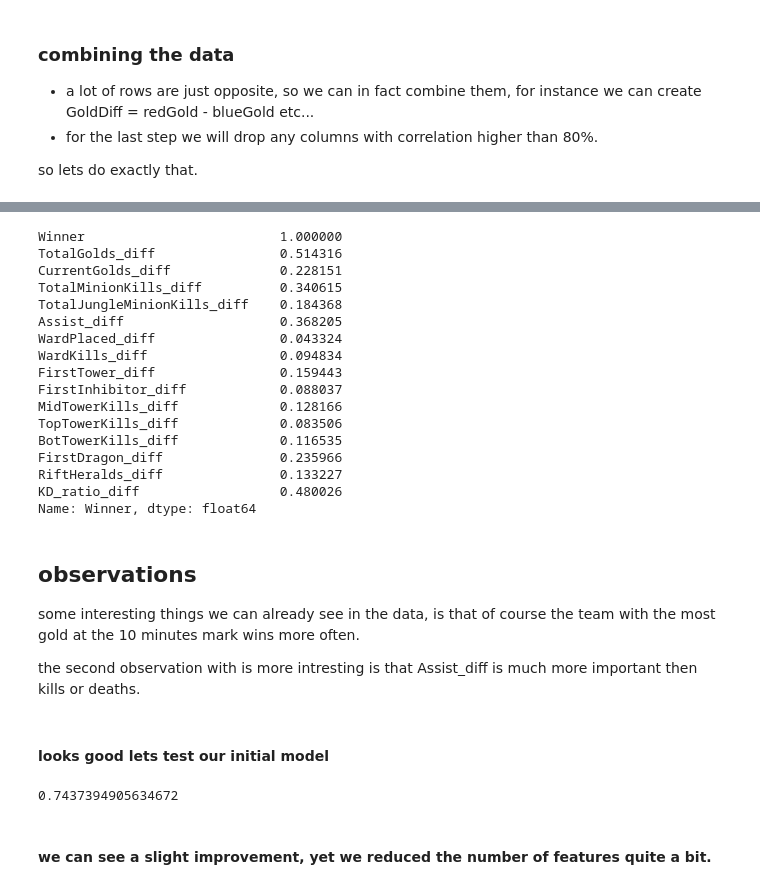
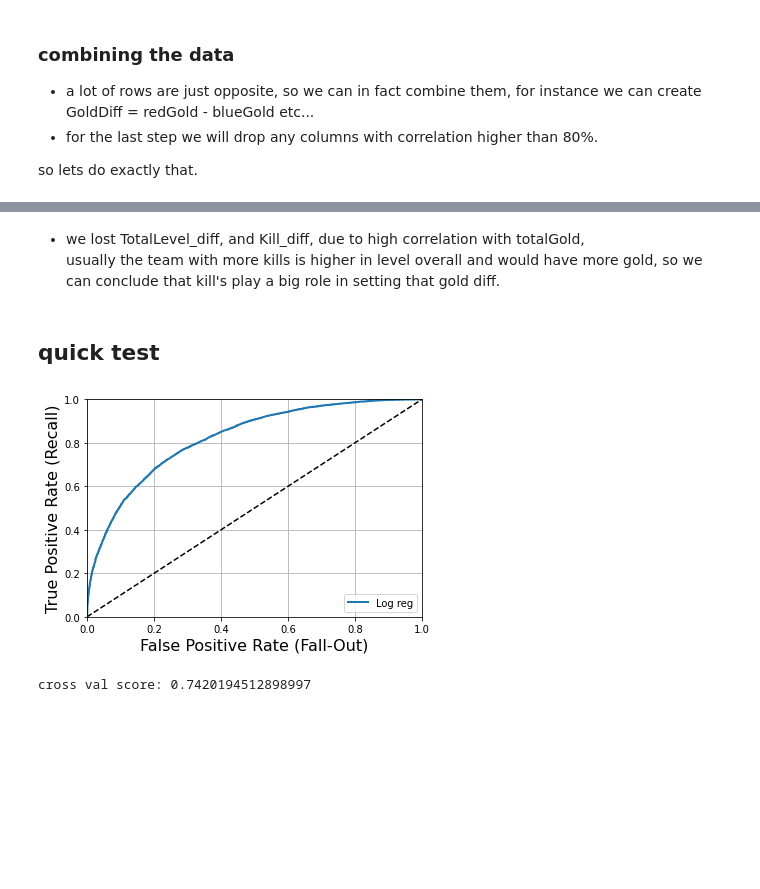
Before and after one commit to mike-tr/IntroToDS_Final, a Jupyter notebook: P3_league_win_predict.ipynb, the cells around one changed output, grey strips where cells are left out. Cells and saved outputs as stored; diff of their text form; code cells hidden in the pictures; blank space fills up the shorter version.

```diff
--- a/P3_league_win_predict.ipynb
+++ b/P3_league_win_predict.ipynb
@@ -284,47 +319,40 @@ dropped highly correlated: ['TotalLevel_diff']
-# %%
-corr_mat = league_data_modified3.corr()
-corr_mat['Winner']
-# %% [output]
-Winner                         1.000000
-TotalGolds_diff                0.514316
-CurrentGolds_diff              0.228151
-TotalMinionKills_diff          0.340615
-TotalJungleMinionKills_diff    0.184368
-Assist_diff                    0.368205
-WardPlaced_diff                0.043324
-WardKills_diff                 0.094834
-FirstTower_diff                0.159443
-FirstInhibitor_diff            0.088037
-MidTowerKills_diff             0.128166
-TopTowerKills_diff             0.083506
-BotTowerKills_diff             0.116535
-FirstDragon_diff               0.235966
-RiftHeralds_diff               0.133227
-KD_ratio_diff                  0.480026
-Name: Winner, dtype: float64
-# %% [markdown]
-## observations
-some interesting things we can already see in the data, is that of course the team with the most gold
-at the 10 minutes mark wins more often.
-
-the second observation with is more intresting is that
-Assist_diff is much more important then kills or deaths.
-# %% [markdown]
-#### looks good lets test our initial model
+# %% [markdown]
+- we lost TotalLevel_diff, and Kill_diff, due to high correlation with totalGold,
+<br> usually the team with more kills is higher in level overall and would have more gold,
+so we can conclude that kill's play a big role in setting that gold diff.
+# %% [markdown]
+## quick test
 # %%
-train_set, test_set = train_test_split(league_data_modified3, test_size = 0.2, random_state = 2)
-
-x_train, y_train = split_test_train(train_set)
-x_test, y_test = split_test_train(test_set)
+x_train, y_train = split_test_train(league_data_modified3)
 
 scaler = preprocessing.StandardScaler().fit(x_train)
 
-reg = LogisticRegression(max_iter = 1000)
+reg = LogisticRegression()
 x_train_copy = scaler.transform(x_train) # I want to avoid changing the original
 scores = cross_val_score(reg, x_train_copy, y_train, scoring = 'accuracy', cv = 10)
-
-print(scores.mean())
-# %% [output]
-0.7437394905634672
-# %% [markdown]
-#### we can see a slight improvement, yet we reduced the number of features quite a bit.
+# %%
+from sklearn.model_selection import cross_val_predict
+from sklearn.metrics import roc_curve
+
+def plot_roc_curve(fpr, tpr, label=None):
+    plt.plot(fpr, tpr, linewidth=2, label=label)
+    plt.plot([0, 1], [0, 1], 'k--') # dashed diagonal
+    plt.axis([0, 1, 0, 1])                                    # Not shown in the book
+    plt.xlabel('False Positive Rate (Fall-Out)', fontsize=16) # Not shown
+    plt.ylabel('True Positive Rate (Recall)', fontsize=16)    # Not shown
+    plt.grid(True)
+
+
+y_probas = cross_val_predict(reg, x_train_copy, y_train, cv=3, method="predict_proba")
+
+y_scores = y_probas[:, 1] # score = proba of positive class
+fpr_reg, tpr_reg, thresholds_reg = roc_curve(y_train,y_scores)
+
+plot_roc_curve(fpr_reg, tpr_reg, "Log reg")
+plt.legend(loc="lower right")
+plt.show()
+
+print("cross val score:", scores.mean())
+# %% [output]
+[figure, added]
+cross val score: 0.7420194512898997
```
Also changed, not shown: parts of 37 cells of this notebook.
